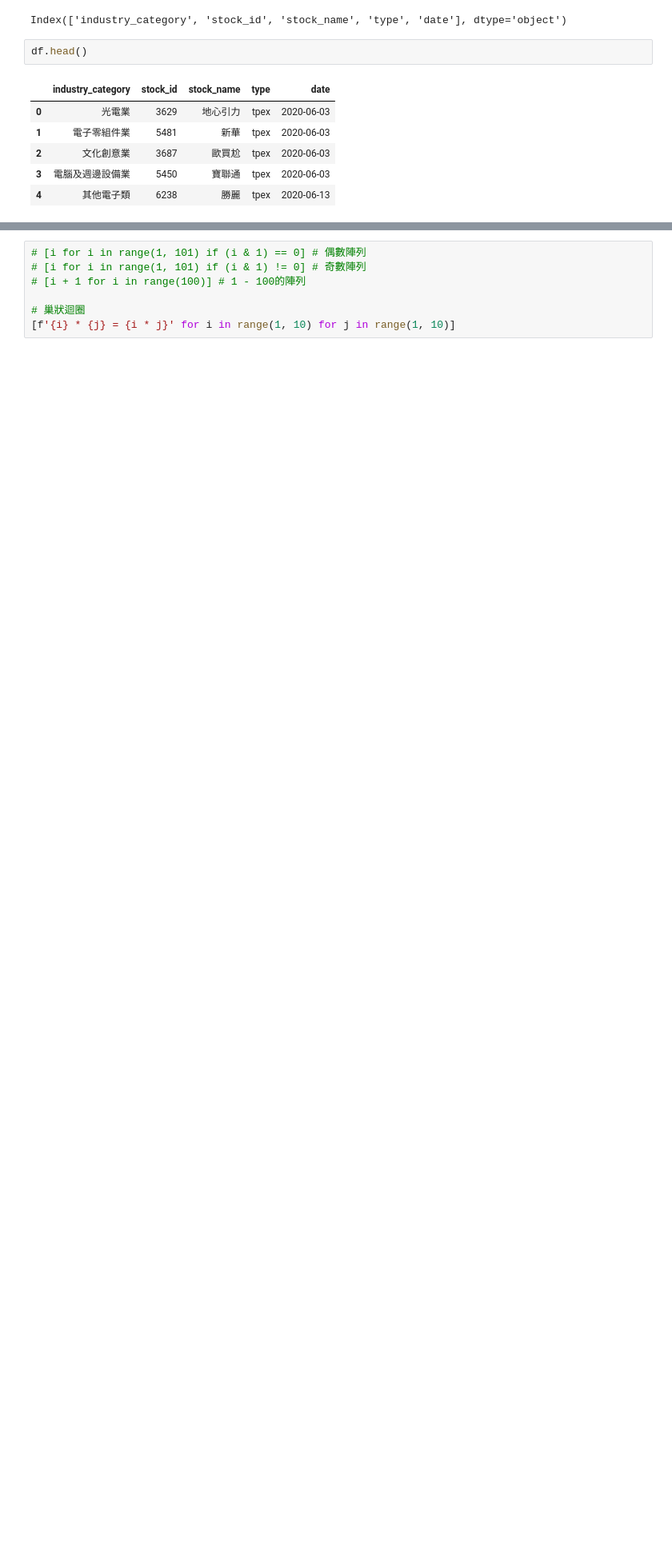
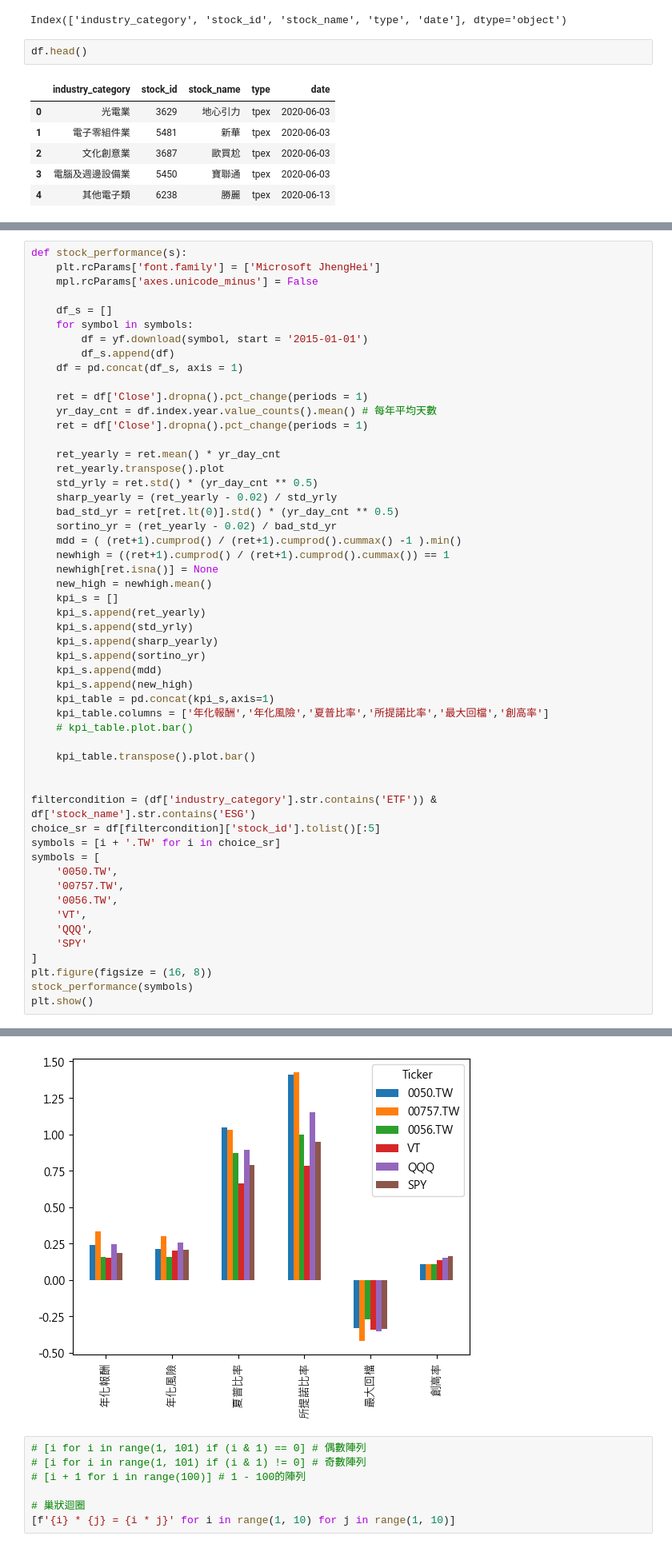
Before and after one commit to RayWang98/class_20251113, a Jupyter notebook: 20251127.ipynb, the cells around one changed output, grey strips where cells are left out. Shown at 80% size. Drawn from its saved outputs; the diff is of its cells as text; blank space fills up the shorter version.

```diff
--- a/20251127.ipynb
+++ b/20251127.ipynb
@@ -34,0 +36,54 @@ Name: count, dtype: int64
+# %%
+def stock_performance(s):
+    plt.rcParams['font.family'] = ['Microsoft JhengHei']
+    mpl.rcParams['axes.unicode_minus'] = False
+
+    df_s = []
+    for symbol in symbols:
+        df = yf.download(symbol, start = '2015-01-01')
+        df_s.append(df)
+    df = pd.concat(df_s, axis = 1)
+
+    ret = df['Close'].dropna().pct_change(periods = 1)
+    yr_day_cnt = df.index.year.value_counts().mean() # 每年平均天數
+    ret = df['Close'].dropna().pct_change(periods = 1)
+
+    ret_yearly = ret.mean() * yr_day_cnt
+    ret_yearly.transpose().plot
+    std_yrly = ret.std() * (yr_day_cnt ** 0.5)
+    sharp_yearly = (ret_yearly - 0.02) / std_yrly
+    bad_std_yr = ret[ret.lt(0)].std() * (yr_day_cnt ** 0.5)
+    sortino_yr = (ret_yearly - 0.02) / bad_std_yr
+    mdd = ( (ret+1).cumprod() / (ret+1).cumprod().cummax() -1 ).min()
+    newhigh = ((ret+1).cumprod() / (ret+1).cumprod().cummax()) == 1
+    newhigh[ret.isna()] = None
+    new_high = newhigh.mean()
+    kpi_s = []
+    kpi_s.append(ret_yearly)
+    kpi_s.append(std_yrly)
+    kpi_s.append(sharp_yearly)
+    kpi_s.append(sortino_yr)
+    kpi_s.append(mdd)
+    kpi_s.append(new_high)
+    kpi_table = pd.concat(kpi_s,axis=1)
+    kpi_table.columns = ['年化報酬','年化風險','夏普比率','所提諾比率','最大回檔','創高率']
+    # kpi_table.plot.bar()
+
+    kpi_table.transpose().plot.bar()
+
+
+filtercondition = (df['industry_category'].str.contains('ETF')) & df['stock_name'].str.contains('ESG')
+choice_sr = df[filtercondition]['stock_id'].tolist()[:5]
+symbols = [i + '.TW' for i in choice_sr]
+symbols = [
+    '0050.TW',
+    '00757.TW',
+    '0056.TW',
+    'VT',
+    'QQQ',
+    'SPY'
+]
+plt.figure(figsize = (16, 8))
+stock_performance(symbols)
+plt.show()
+# %% [output]
@@ -35,3 +97,4 @@ Name: count, dtype: int64
+[figure, added]
 # %%
 # [i for i in range(1, 101) if (i & 1) == 0] # 偶數陣列
 # [i for i in range(1, 101) if (i & 1) != 0] # 奇數陣列
```
Also changed, not shown: parts of 7 cells of this notebook, 1 other file.
